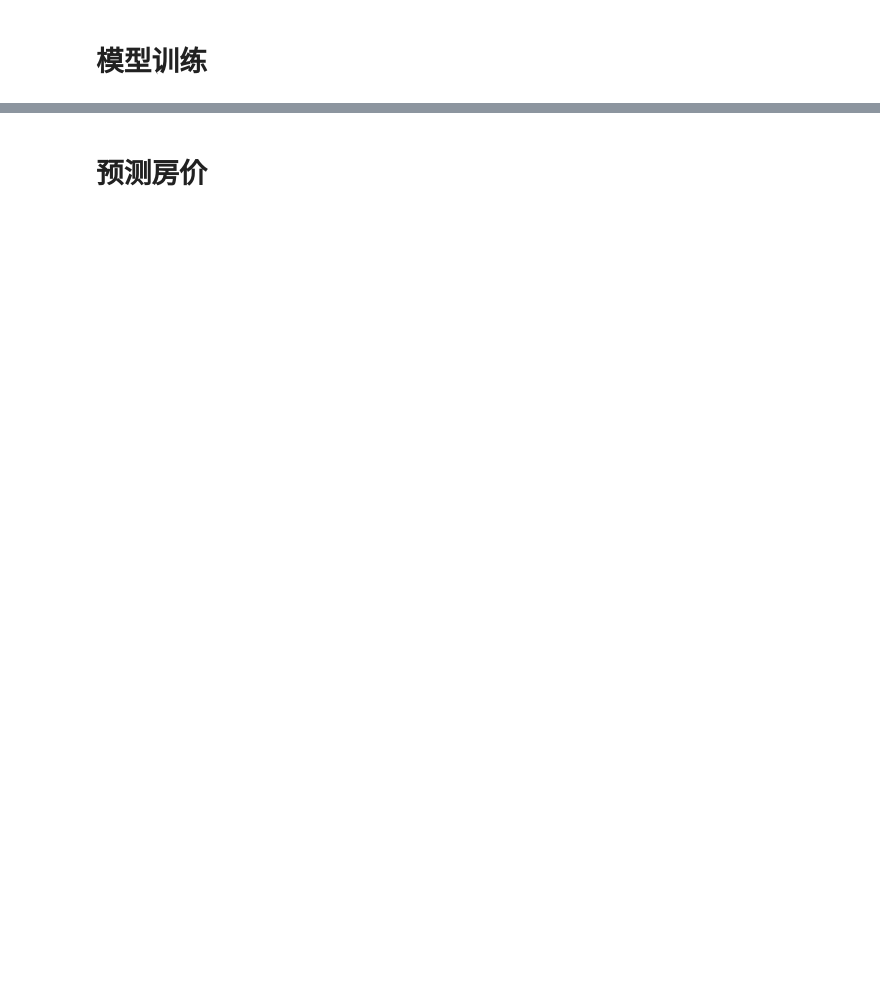
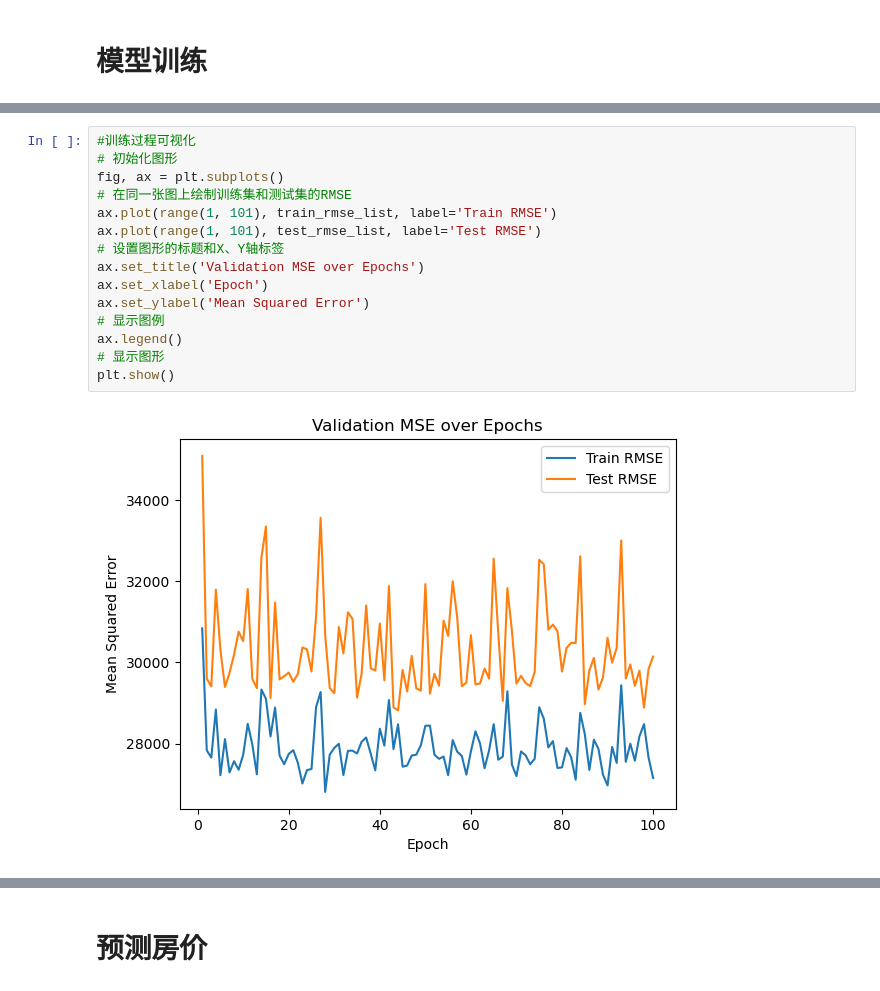
Before and after one commit to wlingyuan/kaggle-house-price-prediction, a Jupyter notebook: house-price-prediction.ipynb, the cells around one changed output, grey strips where cells are left out. Drawn from its saved outputs; the diff is of its cells as text; blank space fills up the shorter version.

```diff
--- a/house-price-prediction.ipynb
+++ b/house-price-prediction.ipynb
@@ -204,0 +228,17 @@ Test RMSE: 2.802399837836868e+16
+# %%
+#训练过程可视化
+# 初始化图形
+fig, ax = plt.subplots()
+# 在同一张图上绘制训练集和测试集的RMSE
+ax.plot(range(1, 101), train_rmse_list, label='Train RMSE')
+ax.plot(range(1, 101), test_rmse_list, label='Test RMSE')
+# 设置图形的标题和X、Y轴标签
+ax.set_title('Validation MSE over Epochs')
+ax.set_xlabel('Epoch')
+ax.set_ylabel('Mean Squared Error')
+# 显示图例
+ax.legend()
+# 显示图形
+plt.show()
+# %% [output]
+[figure, added]
```
Also changed, not shown: parts of 20 cells of this notebook.
